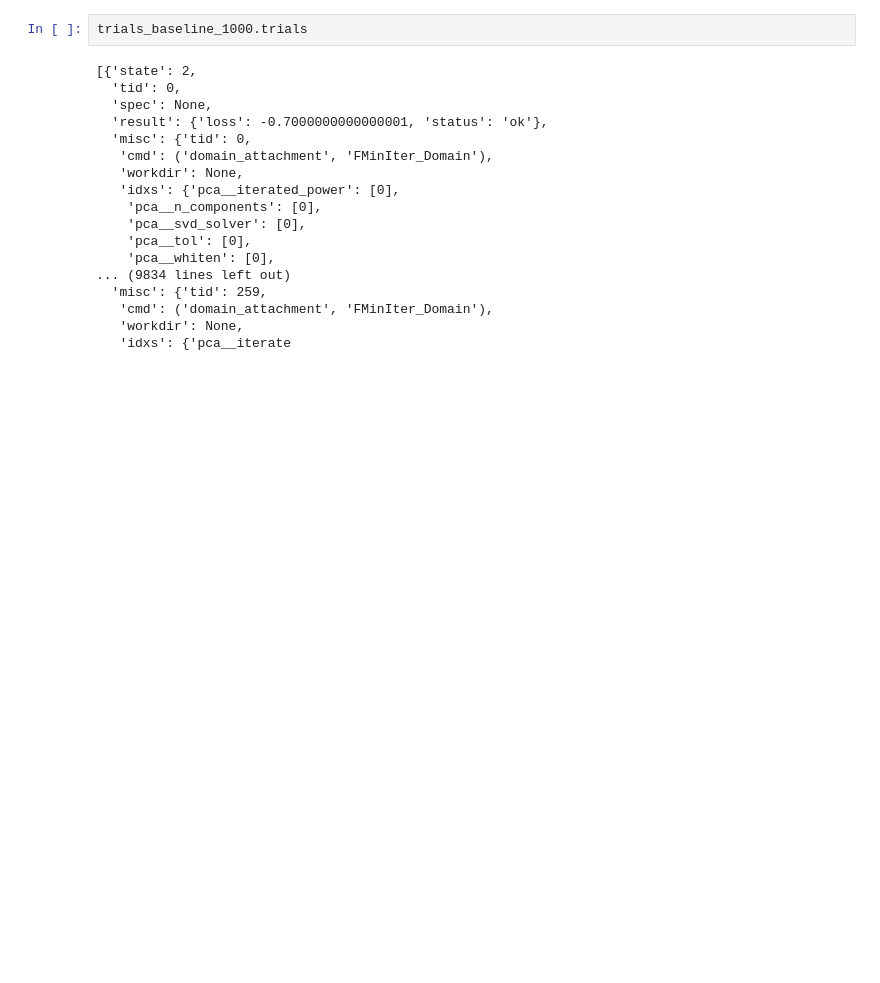
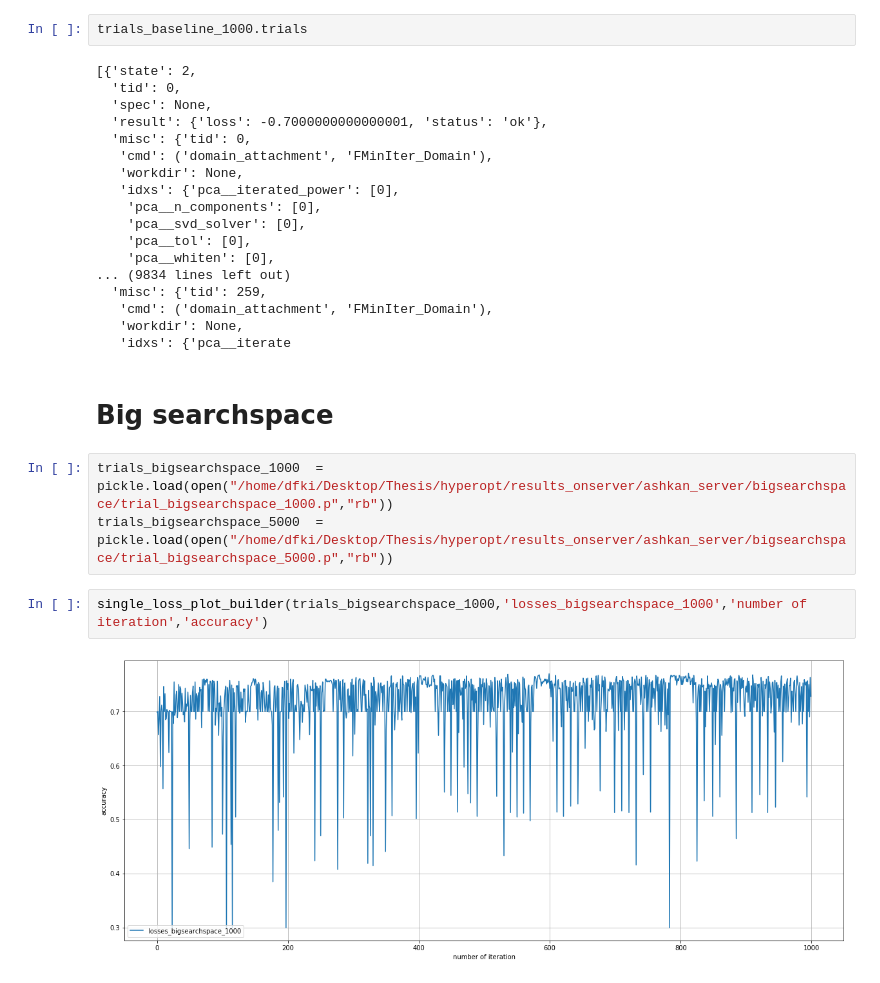
Before and after one commit to Milad-abbaszadeh/hyperopt, a Jupyter notebook: ipythons/experiment_result.ipynb, the cells around one changed output. Cells and saved outputs as stored; diff of their text form; blank space fills up the shorter version.

```diff
--- a/ipythons/experiment_result.ipynb
+++ b/ipythons/experiment_result.ipynb
@@ -199,3 +214,12 @@ trials_baseline_1000.trials
    'cmd': ('domain_attachment', 'FMinIter_Domain'),
    'workdir': None,
    'idxs': {'pca__iterate
+# %% [markdown]
+# Big searchspace
+# %%
+trials_bigsearchspace_1000  = pickle.load(open("/home/dfki/Desktop/Thesis/hyperopt/results_onserver/ashkan_server/bigsearchspace/trial_bigsearchspace_1000.p","rb"))
+trials_bigsearchspace_5000  = pickle.load(open("/home/dfki/Desktop/Thesis/hyperopt/results_onserver/ashkan_server/bigsearchspace/trial_bigsearchspace_5000.p","rb"))
+# %%
+single_loss_plot_builder(trials_bigsearchspace_1000,'losses_bigsearchspace_1000','number of iteration','accuracy')
+# %% [output]
+[figure, added]
```
Also changed, not shown: parts of 20 cells of this notebook, 2 other files.
